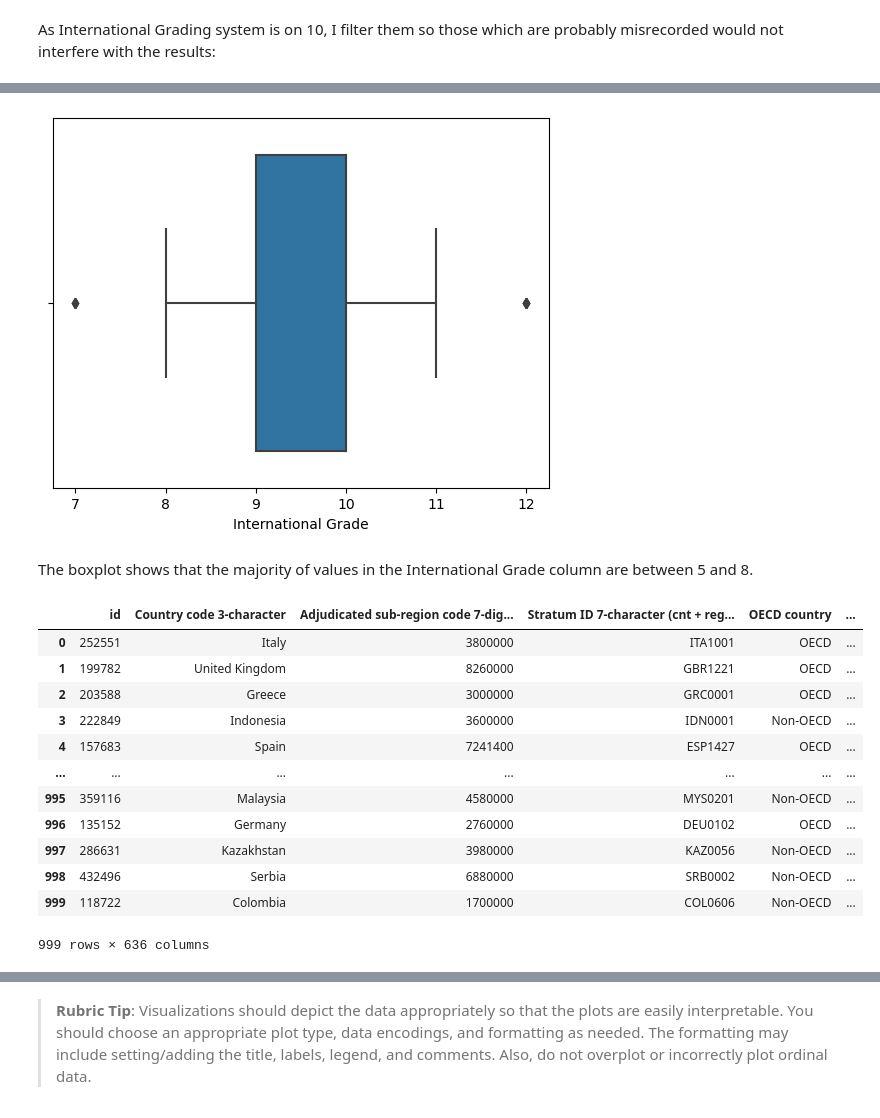
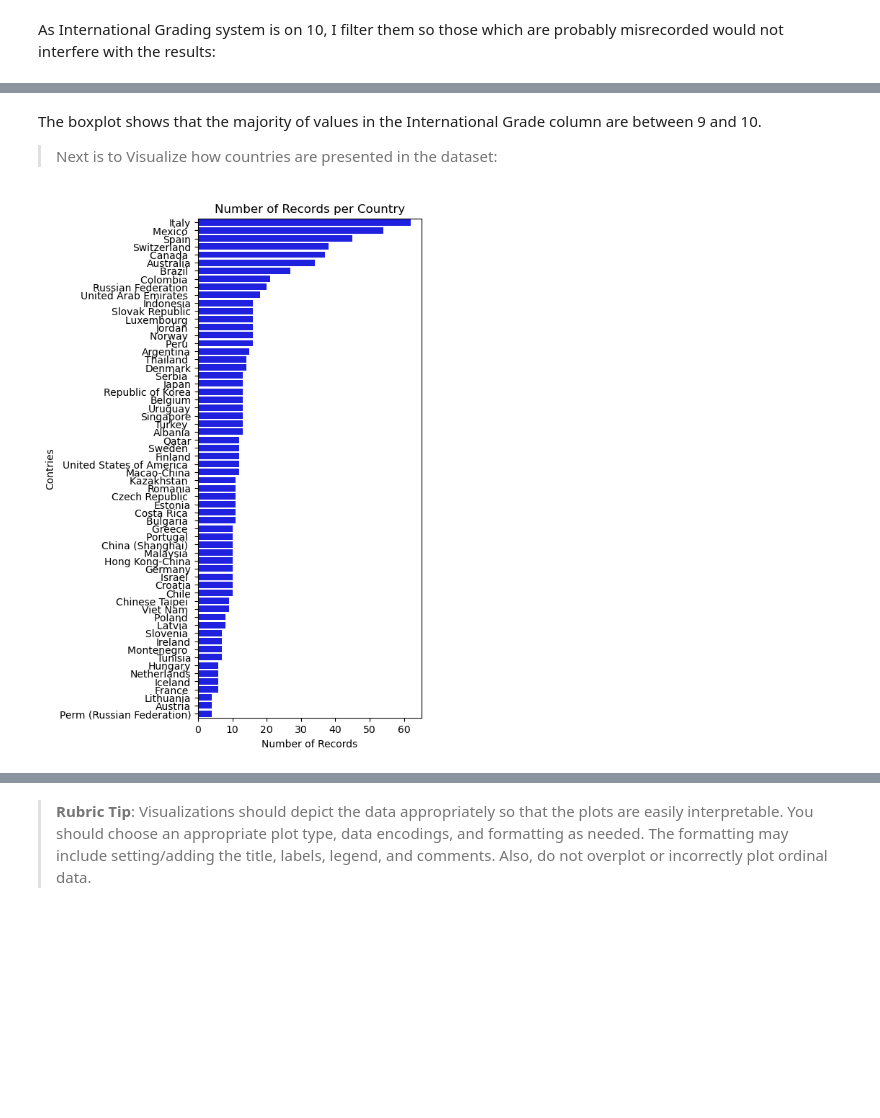
Before and after one commit to henanhasan/visualization_project, a Jupyter notebook: Part_I_exploration.ipynb, the cells around one changed output, grey strips where cells are left out. Drawn from its saved outputs; the diff is of its cells as text; code cells hidden in the pictures; blank space fills up the shorter version.

```diff
--- a/Part_I_exploration.ipynb
+++ b/Part_I_exploration.ipynb
@@ -275,23 +268,4 @@ plt.show()
-# %%
-sb.boxplot(outliers_gone, x= outliers_gone['International Grade'])
-plt.show()
-# %% [output]
-[figure, removed]
 # %% [markdown]
-The boxplot shows that the majority of values in the International Grade column are between 5 and 8.
+The boxplot shows that the majority of values in the International Grade column are between 9 and 10.
+
+> Next is to Visualize how countries are presented in the dataset:
-# %%
-outliers_gone
-# %% [output]
-|  | id | Country code 3-character | Adjudicated sub-region code 7-dig... | Stratum ID 7-character (cnt + reg... | OECD country | ... |
-| 0 | 252551 | Italy | 3800000 | ITA1001 | OECD | ... |
-| 1 | 199782 | United Kingdom | 8260000 | GBR1221 | OECD | ... |
-| 2 | 203588 | Greece | 3000000 | GRC0001 | OECD | ... |
-| 3 | 222849 | Indonesia | 3600000 | IDN0001 | Non-OECD | ... |
-| 4 | 157683 | Spain | 7241400 | ESP1427 | OECD | ... |
-| ... | ... | ... | ... | ... | ... | ... |
-| 995 | 359116 | Malaysia | 4580000 | MYS0201 | Non-OECD | ... |
-| 996 | 135152 | Germany | 2760000 | DEU0102 | OECD | ... |
-| 997 | 286631 | Kazakhstan | 3980000 | KAZ0056 | Non-OECD | ... |
-| 998 | 432496 | Serbia | 6880000 | SRB0002 | Non-OECD | ... |
-| 999 | 118722 | Colombia | 1700000 | COL0606 | Non-OECD | ... |
-999 rows × 636 columns
@@ -299,0 +272,16 @@ prompt = f"boxplot of outliers_gone, what does it show."
+# %%
+from matplotlib import rcParams
+
+country = outliers_gone['National Centre 6-digit Code'].value_counts()
+country_order = country.index
+
+# Specify the figure size in inches, for both X, and Y axes
+rcParams['figure.figsize'] = 4,9
+sb.countplot(outliers_gone, y = 'National Centre 6-digit Code', color = 'blue', order = country_order)
+plt.xlabel('Number of Records')
+plt.ylabel('Contries')
+
+plt.title('Number of Records per Country')
+plt.show()
+# %% [output]
+[figure, added]
```
Also changed, not shown: parts of 12 cells of this notebook, 2 other files.
